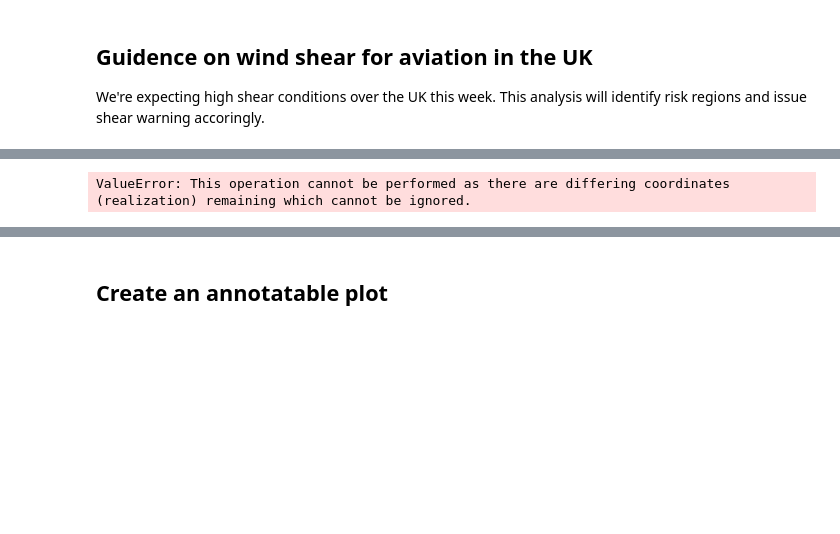
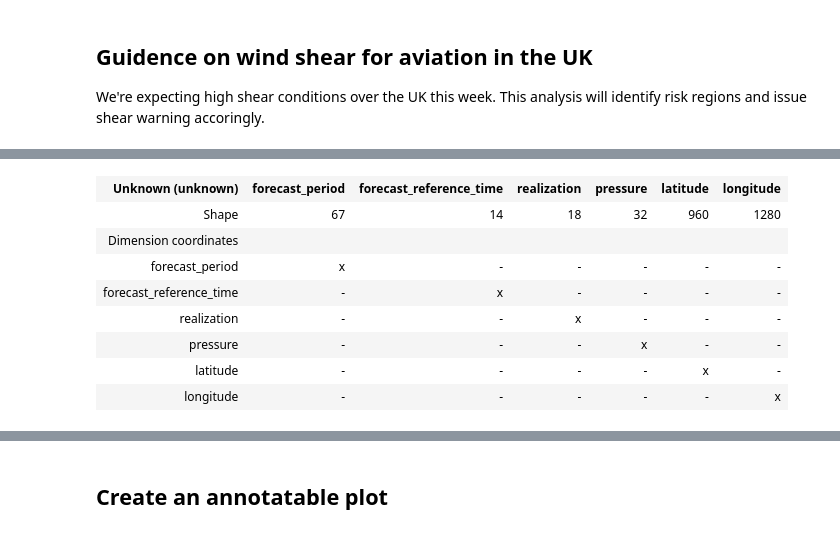
Before and after one commit to informatics-lab/windshear_demo, a Jupyter notebook: wind_shear.ipynb, the cells around one changed output, grey strips where cells are left out. Drawn from its saved outputs; the diff is of its cells as text; code cells hidden in the pictures; blank space fills up the shorter version.

Commit message:
subset by prssure levels rather than index

```diff
--- a/wind_shear.ipynb
+++ b/wind_shear.ipynb
@@ -56,43 +29,57 @@ direction
 # %%
+def boundry_presure_levels(cube):
+    upper = cube.extract(
+                iris.Constraint(
+                    pressure=lambda p:p < cube.coord('pressure').points[0]))
+    lower = cube.extract(
+                    iris.Constraint(
+                        pressure=lambda p:p > cube.coord('pressure').points[-1]))
+
+    new_levels = (upper.coord('pressure').points +  lower.coord('pressure').points )/2
+    for cube in [upper, lower]:
+        cube.coord('pressure').points = new_levels
+        cube.coord('pressure').bounds = None
+    return upper, lower
+
 def calculate_shear(wind_speed, wind_dir):
     # Calculate the cross-product of wind vectors between consecutive pressure levels
-    import numpy as np
-    import iris
+
+    # lets ensure we are working on the same coords on both cubes
+    assert wind_speed.coord_dims('pressure') == wind_dir.coord_dims('pressure')
 
     # make copies of cubes
-    wind_speed = wind_speed.copy()
-    wind_dir = wind_dir.copy()
-
-    # remove pressure coordinates in order to out cube difference
-    pressure_lvls = wind_speed.coord('pressure')
-    wind_speed.remove_coord('pressure')
-    wind_dir.remove_coord('pressure')
+    speed = wind_speed.copy()
+    direction = wind_dir.copy()
 
     # work out the parameters for the
-    speed_lower = wind_speed[:, :, :, :, :-1, ...]
-    speed_upper = wind_speed[:, :, :, :, 1:, ...]
-    dir_diff = wind_dir[:, :, :-1, ...] - wind_dir[:, :, 1:, ...]
+    speed_lower, speed_upper = boundry_presure_levels(speed)
+    dir_lower, dir_upper = boundry_presure_levels(direction)
+
+    dir_diff = dir_lower - dir_upper
     sin_dir_diff = iris.analysis.maths.apply_ufunc(np.sin, dir_diff)
 
     # calculate the cross-product
     shear = speed_lower * speed_upper * sin_dir_diff
-
-    # add pressure coord back
-    shear.add_dim_coord(dim_coord=pressure_lvls[1:], data_dim=2)
 
     # rename cube and add units
     shear.long_name = "Wind Shear"
     shear.units = "m2 s-2"
 
     return shear
-# %%
-calculate_shear(speed, direction)
-# %% [output]
-ValueError: This operation cannot be performed as there are differing coordinates (realization) remaining which cannot be ignored.
 # %%
 # ask henry for a cluster
 # %%
 # pass subsetted datasets to wind shear calculation
 
-shear = calculate_shear(wind_speed, wind_dir)
+shear = calculate_shear(speed, direction)
 shear
+# %% [output]
+| Unknown (unknown) | forecast_period | forecast_reference_time | realization | pressure | latitude | longitude |
+| Shape | 67 | 14 | 18 | 32 | 960 | 1280 |
+| Dimension coordinates |  |  |  |  |  |  |
+| forecast_period | x | - | - | - | - | - |
+| forecast_reference_time | - | x | - | - | - | - |
+| realization | - | - | x | - | - | - |
+| pressure | - | - | - | x | - | - |
+| latitude | - | - | - | - | x | - |
+| longitude | - | - | - | - | - | x |
```
Also changed, not shown: parts of 9 cells of this notebook, 1 other file.
